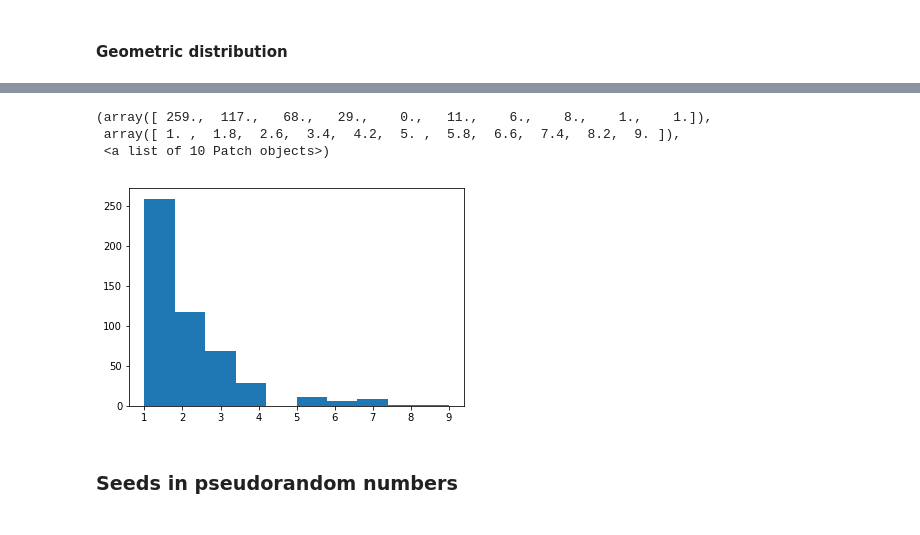
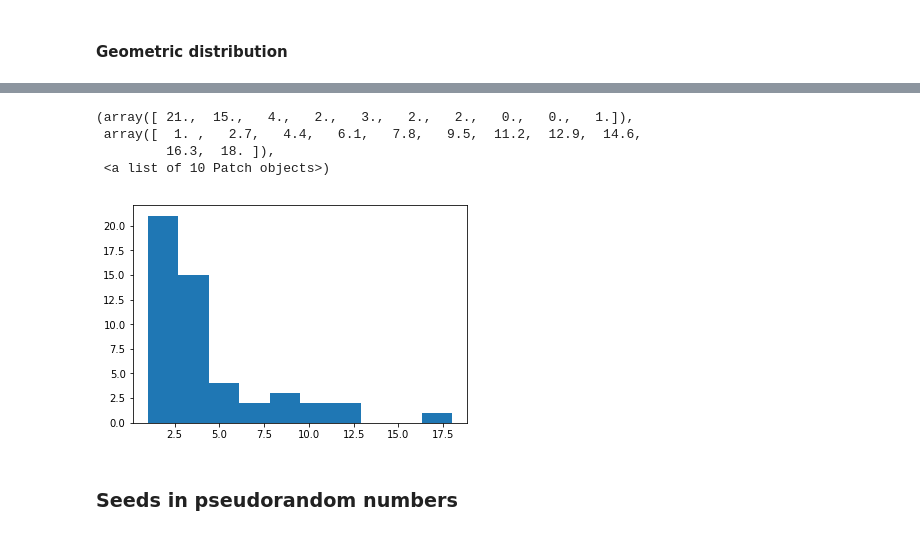
Before and after one commit to G00364690/numpy-random, a Jupyter notebook: Numpy-Random.ipynb, the cells around one changed output, grey strips where cells are left out. Drawn from its saved outputs; the diff is of its cells as text; code cells hidden in the pictures.

```diff
--- a/Numpy-Random.ipynb
+++ b/Numpy-Random.ipynb
@@ -189,16 +199,17 @@ A real world example of the geometric distribution is how many customers will wa
 # %%
 import numpy.random as np
 import matplotlib.pyplot as plt
 
 %matplotlib inline
 
-x = np.geometric(0.5,500)
+x = np.geometric(0.2,50)
 plt.hist(x)
 # %% [output]
-(array([ 259.,  117.,   68.,   29.,    0.,   11.,    6.,    8.,    1.,    1.]),
- array([ 1. ,  1.8,  2.6,  3.4,  4.2,  5. ,  5.8,  6.6,  7.4,  8.2,  9. ]),
+(array([ 21.,  15.,   4.,   2.,   3.,   2.,   2.,   0.,   0.,   1.]),
+ array([  1. ,   2.7,   4.4,   6.1,   7.8,   9.5,  11.2,  12.9,  14.6,
+         16.3,  18. ]),
  <a list of 10 Patch objects>)
-[figure, old version]
+[figure, new version]
 # %% [markdown]
 ### Seeds in pseudorandom numbers
 # %% [markdown]
```
Also changed, not shown: parts of 13 cells of this notebook.
